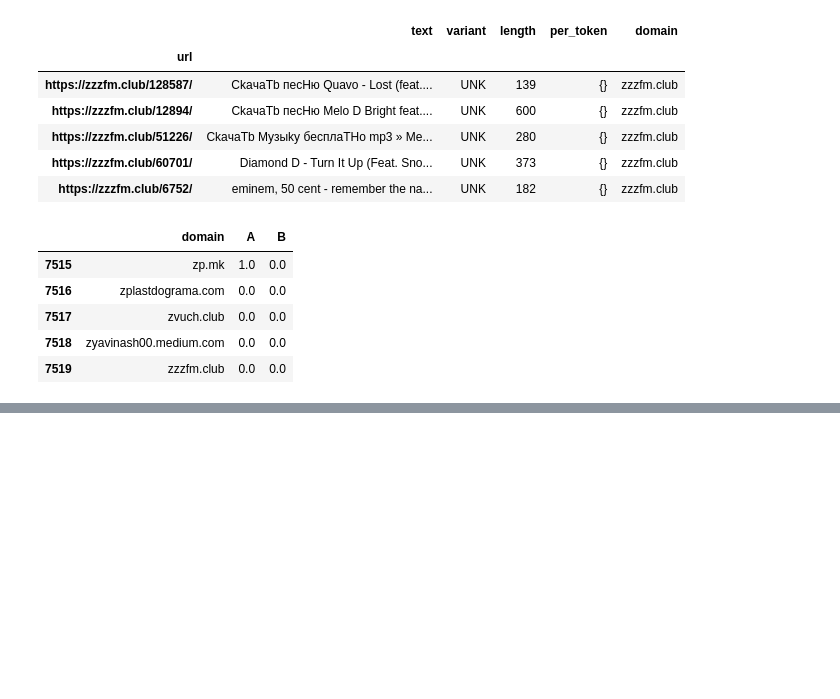
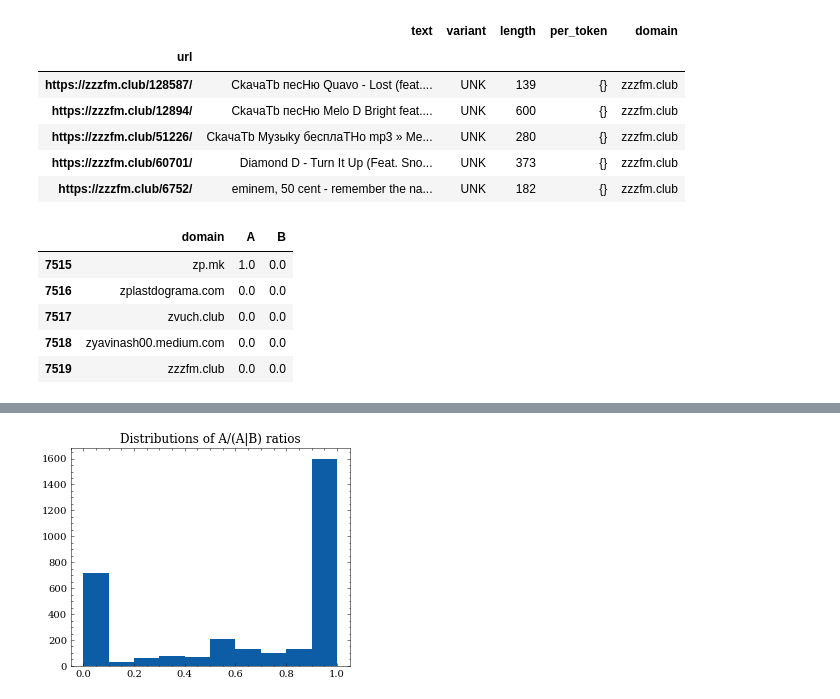
Before and after one commit to 5roop/task7, a Jupyter notebook: 8_eval_on_tmx_files.ipynb, the cells around one changed output, grey strips where cells are left out. Saved outputs shown, nothing was run; the diff lists cells and outputs as text; code cells hidden in the pictures; blank space fills up the shorter version.

```diff
--- a/8_eval_on_tmx_files.ipynb
+++ b/8_eval_on_tmx_files.ipynb
@@ -163,0 +157,20 @@ new_df
+# %%
+AtoB = ndf.loc[~ndf.variant.isin(["UNK", "MIX"]), :]
+atobgb = pd.DataFrame(
+    data={
+        "domain": AtoB.domain.unique()
+    }
+)
+
+atobs=[]
+for domain in atobgb.domain:
+    c1 = AtoB.domain == domain
+    cB = AtoB.variant == "B"
+    cA = AtoB.variant == "A"
+    Bs = sum(c1 & cB)
+    As = sum(c1 & cA)
+    document_count = sum(c1)
+    atobs.append((document_count - Bs)/document_count)
+atobgb["A_to_B"] = atobs
+
+atobgb.head()
@@ -163,0 +184,8 @@ new_df
+# %%
+plt.figure(figsize=(5,4))
+plt.hist(atobgb.A_to_B, bins=10)
+plt.title("Distributions of A/(A|B) ratios")
+plt.savefig("images/8_distribution_of_A_to_AB_ratios.png")
+plt.show()
+# %% [output]
+[figure, added]
```
Also changed, not shown: parts of 3 cells of this notebook, 2 other files.
